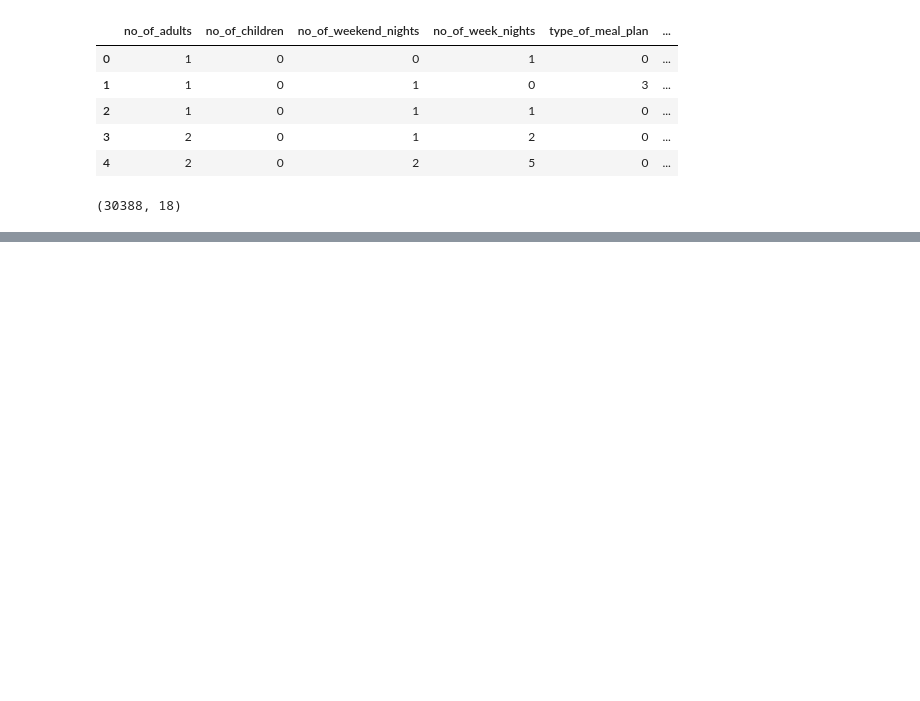
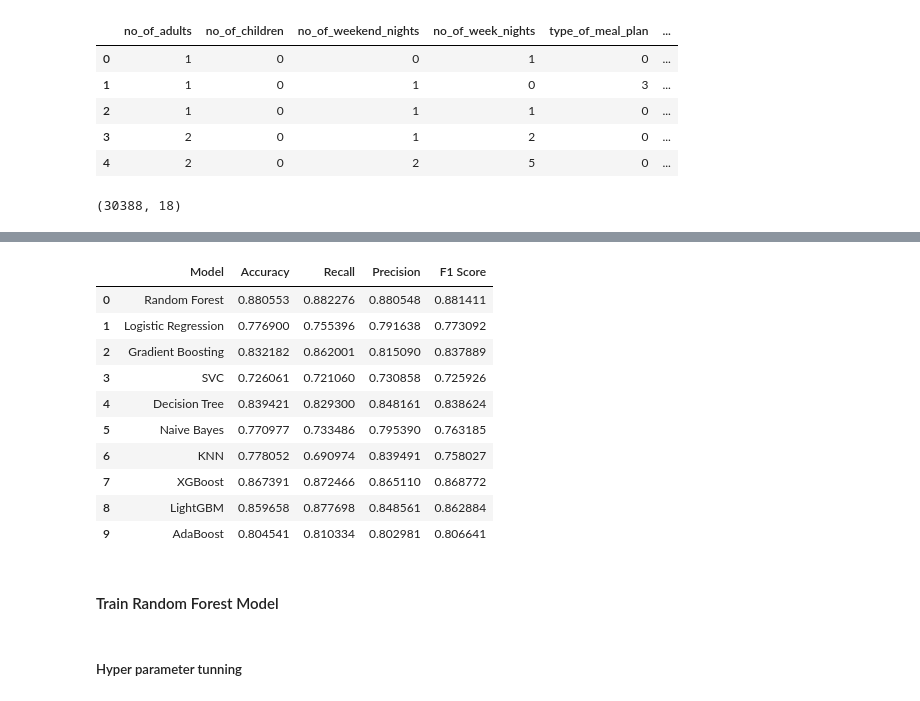
Before and after one commit to JoeUzo/Hotel-Reservation-Predicition, a Jupyter notebook: notebook/notebook.ipynb, the cells around one changed output, grey strips where cells are left out. Cells and saved outputs as stored; diff of their text form; code cells hidden in the pictures; blank space fills up the shorter version.

```diff
--- a/notebook/notebook.ipynb
+++ b/notebook/notebook.ipynb
@@ -478,0 +586,36 @@ df = balanced_df.copy()
+# %%
+classifiers = {
+    "Random Forest": RandomForestClassifier(random_state=97),
+    "Logistic Regression": LogisticRegression(random_state=97),
+    "Gradient Boosting": GradientBoostingClassifier(random_state=97),
+    "SVC": SVC(random_state=97),
+    "Decision Tree": DecisionTreeClassifier(random_state=97),
+    "Naive Bayes": GaussianNB(),
+    "KNN": KNeighborsClassifier(),
+    "XGBoost": XGBClassifier(random_state=97),
+    "LightGBM": LGBMClassifier(random_state=97),
+    "AdaBoost": AdaBoostClassifier(random_state=97)
+}
+# %%
+metrics = {
+    "Model": [],
+    "Accuracy": [],
+    "Recall": [],
+    "Precision": [],
+    "F1 Score": []
+}
+# %%
+for model_name, classifier in classifiers.items():
+    classifier.fit(X_train, y_train)
+    y_pred = classifier.predict(X_test)
+
+    acc = accuracy_score(y_test, y_pred)
+    prec = precision_score(y_test, y_pred)
+    rec = recall_score(y_test, y_pred)
+    f1 = f1_score(y_test, y_pred)
+
+    metrics["Model"].append(model_name)
+    metrics["Accuracy"].append(acc)
+    metrics["Precision"].append(prec)
+    metrics["Recall"].append(rec)
+    metrics["F1 Score"].append(f1)
@@ -478,0 +651,20 @@ df = balanced_df.copy()
+# %%
+metrics_df = pd.DataFrame(metrics)
+# %%
+metrics_df
+# %% [output]
+|  | Model | Accuracy | Recall | Precision | F1 Score |
+| 0 | Random Forest | 0.880553 | 0.882276 | 0.880548 | 0.881411 |
+| 1 | Logistic Regression | 0.776900 | 0.755396 | 0.791638 | 0.773092 |
+| 2 | Gradient Boosting | 0.832182 | 0.862001 | 0.815090 | 0.837889 |
+| 3 | SVC | 0.726061 | 0.721060 | 0.730858 | 0.725926 |
+| 4 | Decision Tree | 0.839421 | 0.829300 | 0.848161 | 0.838624 |
+| 5 | Naive Bayes | 0.770977 | 0.733486 | 0.795390 | 0.763185 |
+| 6 | KNN | 0.778052 | 0.690974 | 0.839491 | 0.758027 |
+| 7 | XGBoost | 0.867391 | 0.872466 | 0.865110 | 0.868772 |
+| 8 | LightGBM | 0.859658 | 0.877698 | 0.848561 | 0.862884 |
+| 9 | AdaBoost | 0.804541 | 0.810334 | 0.802981 | 0.806641 |
+# %% [markdown]
+#### Train Random Forest Model
+# %% [markdown]
+##### Hyper parameter tunning
```
Also changed, not shown: parts of 38 cells of this notebook, 1 other file.
